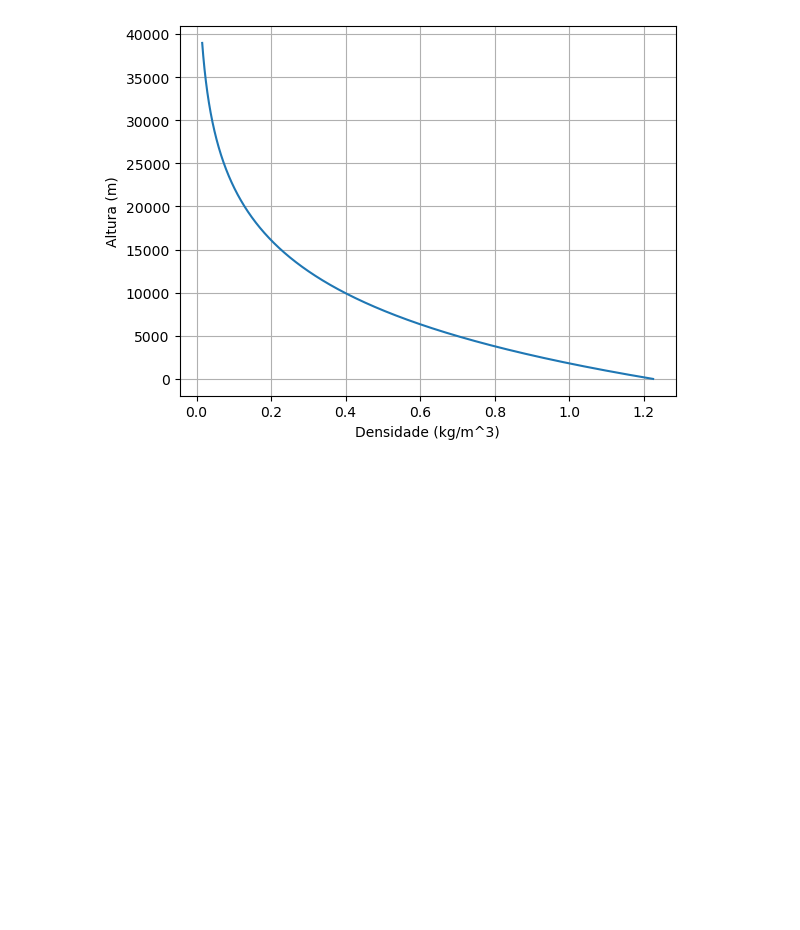
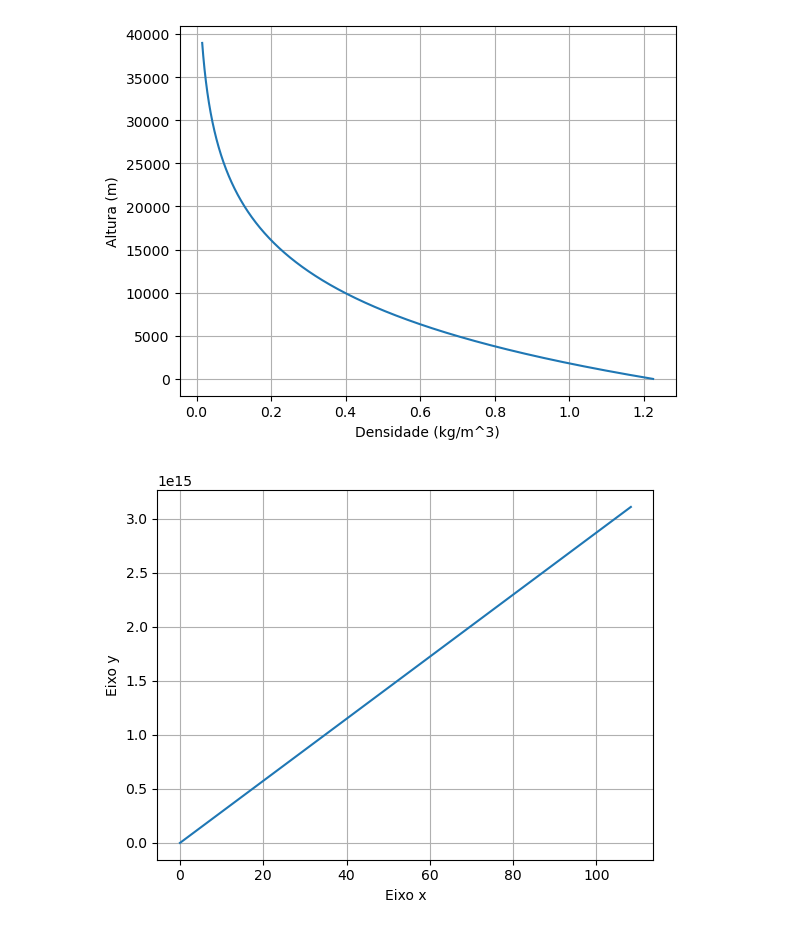
Before and after one commit to antoniocarlosgsf/Pulo-de-Felix-Baumgartner, a Jupyter notebook: modelagem.ipynb, the cells around one changed output. Drawn from its saved outputs; the diff is of its cells as text; code cells hidden in the pictures; blank space fills up the shorter version.

```diff
--- a/modelagem.ipynb
+++ b/modelagem.ipynb
@@ -8,11 +8,13 @@ from scipy.integrate import odeint
 altura=38970
 massa=158
 Cd=0.82
-Area_secção_transversal=1.7*0.425 #área de um retângulo, em metros quadrados, consideradno altura e distÂncia entre ombros
-area_secção_transversal= 48 # Metros Quadrados
+Area_trans_F=1.7*0.425 #área de um retângulo, em metros quadrados, consideradno altura e distÂncia entre ombros
+area_trans_P= 48 # Metros Quadrados
 G = 6.67 * 1e3 # Constante gravitacional Universal
 R = 6371 * 1e3 # Raio da Terra em metros
 M = 59742 * 1e24 # Em Kg
+
+
 
 
 #Dados Iniciais
@@ -31,10 +33,10 @@ tempo=np.arange(0,tf,dt)
 #implementando a função densidade em relação a altura
 def densidade(h):
     a=-(h/8882)
-    d=1.225*(e**a)
-    if d<0:
-        d=0
-    return d
+    densidade_ar=1.225*(e**a)
+    if densidade_ar<0:
+        densidade_ar=0
+    return densidade_ar
 # %%
 #plotando o gráfico
 lista_densidade=[]
@@ -53,0 +87,17 @@ plt.show()
+# %%
+reso_numerica = odeint(modelo, CI, tempo, args = (0, 30))
+
+lista_x =reso_numerica[:,0]
+lista_y =reso_numerica[:,1]
+#print('lista x')
+#print(lista_x)
+#print('lista y')
+#print(lista_y)
+
+plt.plot(lista_x, lista_y)
+plt.xlabel('Eixo x')
+plt.ylabel('Eixo y')
+plt.grid()
+plt.show()
+# %% [output]
+[figure, added]
```
Also changed, not shown: parts of 1 cell of this notebook.
